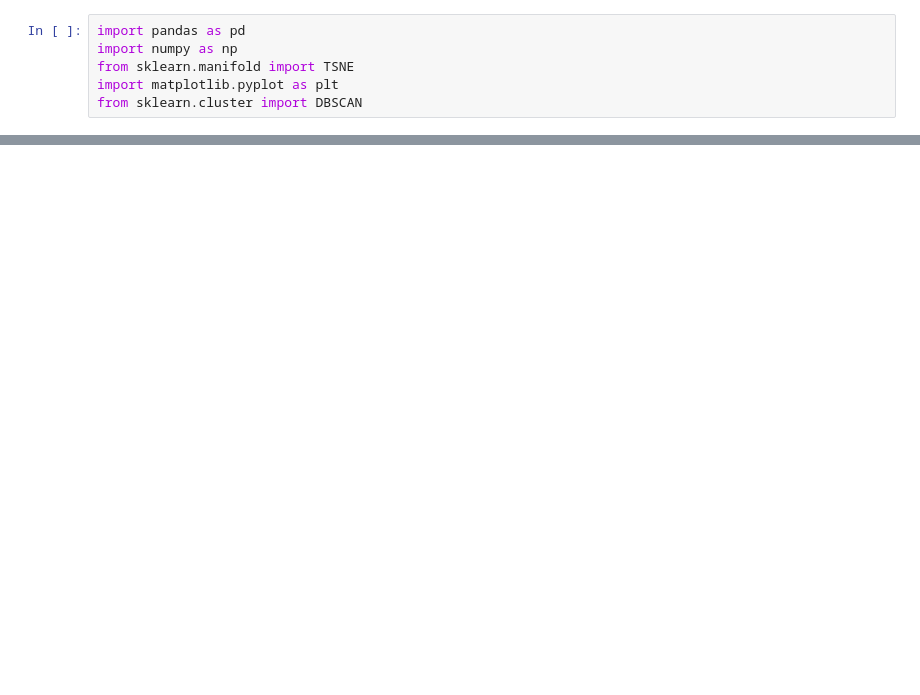
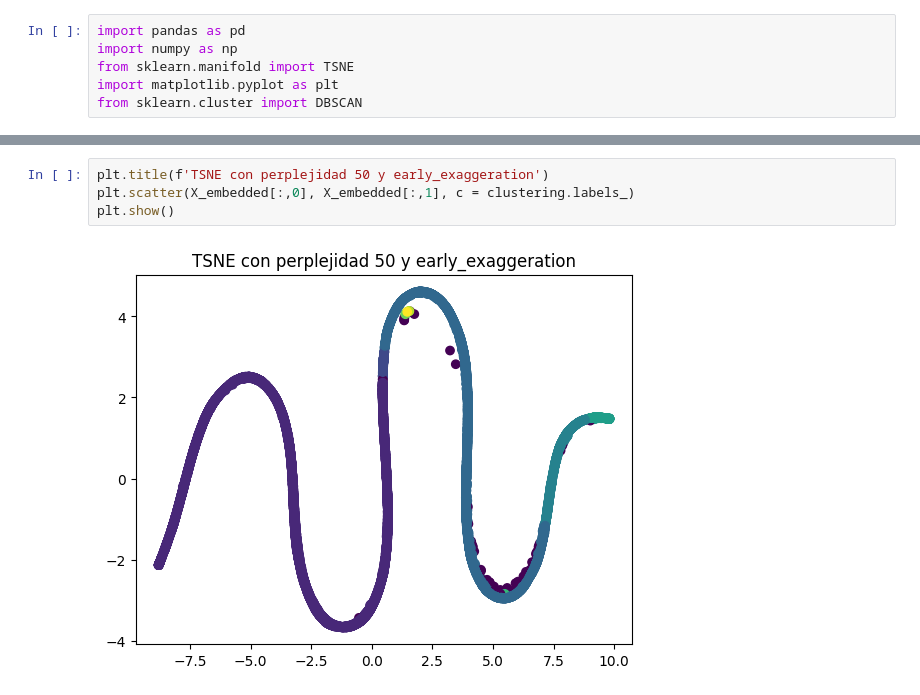
Before and after one commit to AAA-Energia/energy-demand-prediction, a Jupyter notebook: notebooks/apply_TSNE_DBSCAN.ipynb, the cells around one changed output, grey strips where cells are left out. Saved outputs shown, nothing was run; the diff lists cells and outputs as text; blank space fills up the shorter version.

```diff
--- a/notebooks/apply_TSNE_DBSCAN.ipynb
+++ b/notebooks/apply_TSNE_DBSCAN.ipynb
@@ -97,0 +60,6 @@ KeyboardInterrupt:
+# %%
+plt.title(f'TSNE con perplejidad 50 y early_exaggeration')
+plt.scatter(X_embedded[:,0], X_embedded[:,1], c = clustering.labels_)
+plt.show()
+# %% [output]
+[figure, added]
```
Also changed, not shown: parts of 22 cells of this notebook.
